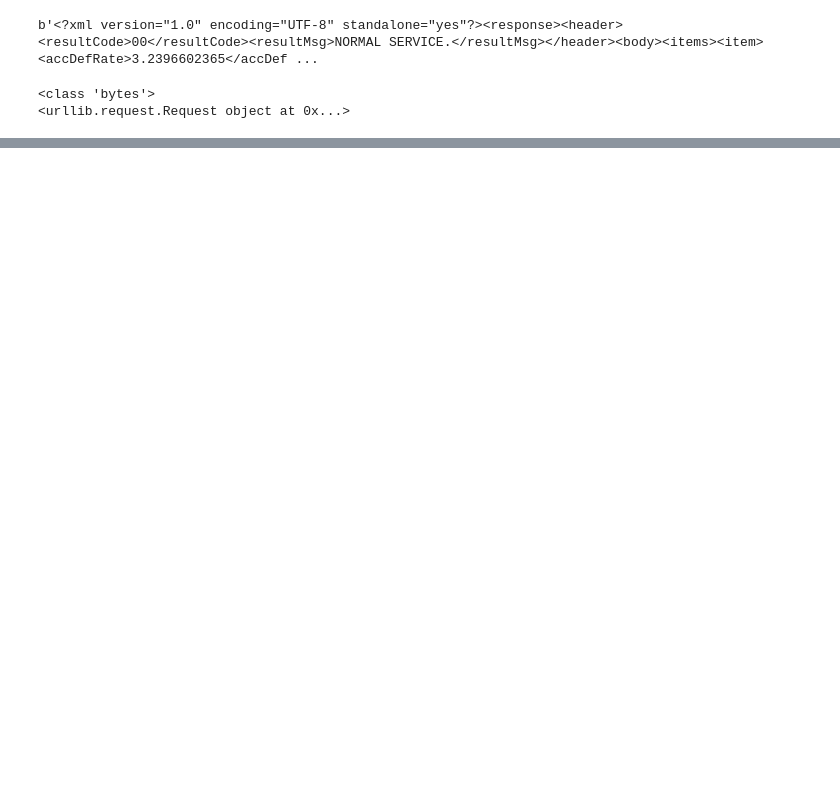
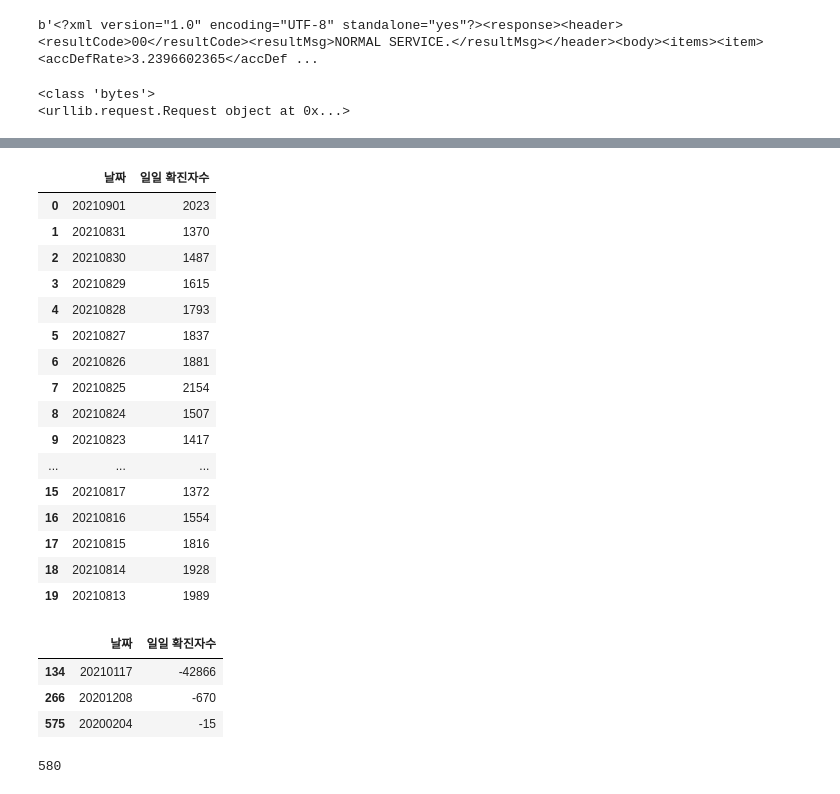
Before and after one commit to city1616/LikeLion_AI_SCHOOL_13th, a Jupyter notebook: 03. 팀 프로젝트/corona_data.ipynb, the cells around one changed output, grey strips where cells are left out. Drawn from its saved outputs; the diff is of its cells as text; code cells hidden in the pictures; blank space fills up the shorter version.

```diff
--- a/03. 팀 프로젝트/corona_data.ipynb
+++ b/03. 팀 프로젝트/corona_data.ipynb
@@ -124,0 +130,31 @@ memory usage: 240.0+ bytes
+# %%
+corona_df
+# %% [output]
+|  | 날짜 | 일일 확진자수 |
+| 0 | 20210901 | 2023 |
+| 1 | 20210831 | 1370 |
+| 2 | 20210830 | 1487 |
+| 3 | 20210829 | 1615 |
+| 4 | 20210828 | 1793 |
+| 5 | 20210827 | 1837 |
+| 6 | 20210826 | 1881 |
+| 7 | 20210825 | 2154 |
+| 8 | 20210824 | 1507 |
+| 9 | 20210823 | 1417 |
+| ... | ... | ... |
+| 15 | 20210817 | 1372 |
+| 16 | 20210816 | 1554 |
+| 17 | 20210815 | 1816 |
+| 18 | 20210814 | 1928 |
+| 19 | 20210813 | 1989 |
+# %%
+corona_df.loc[corona_df["일일 확진자수"] < 0]
+# %% [output]
+|  | 날짜 | 일일 확진자수 |
+| 134 | 20210117 | -42866 |
+| 266 | 20201208 | -670 |
+| 575 | 20200204 | -15 |
+# %%
+len(decidecnt_list)
+# %% [output]
+580
```
Also changed, not shown: parts of 9 cells of this notebook.
